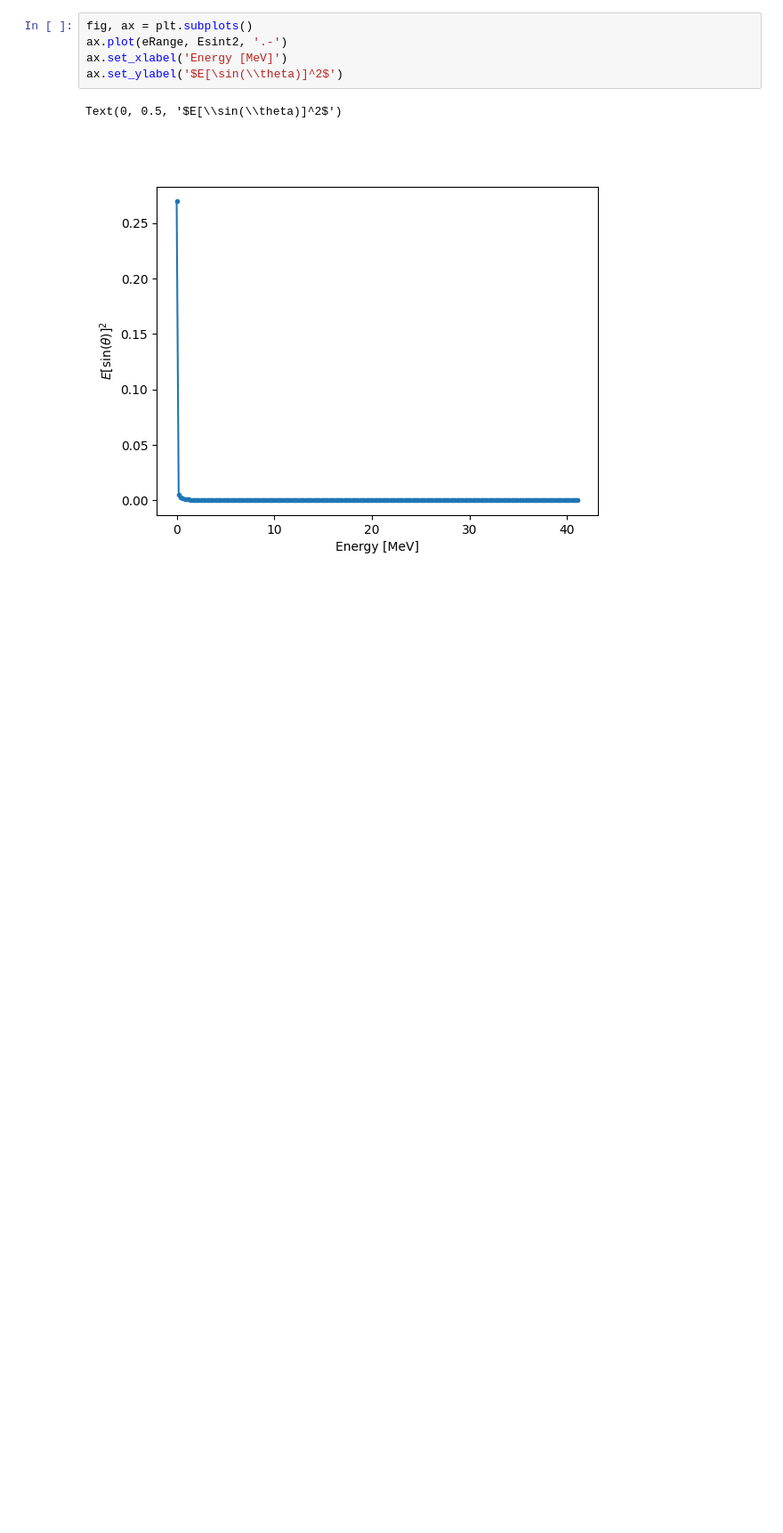
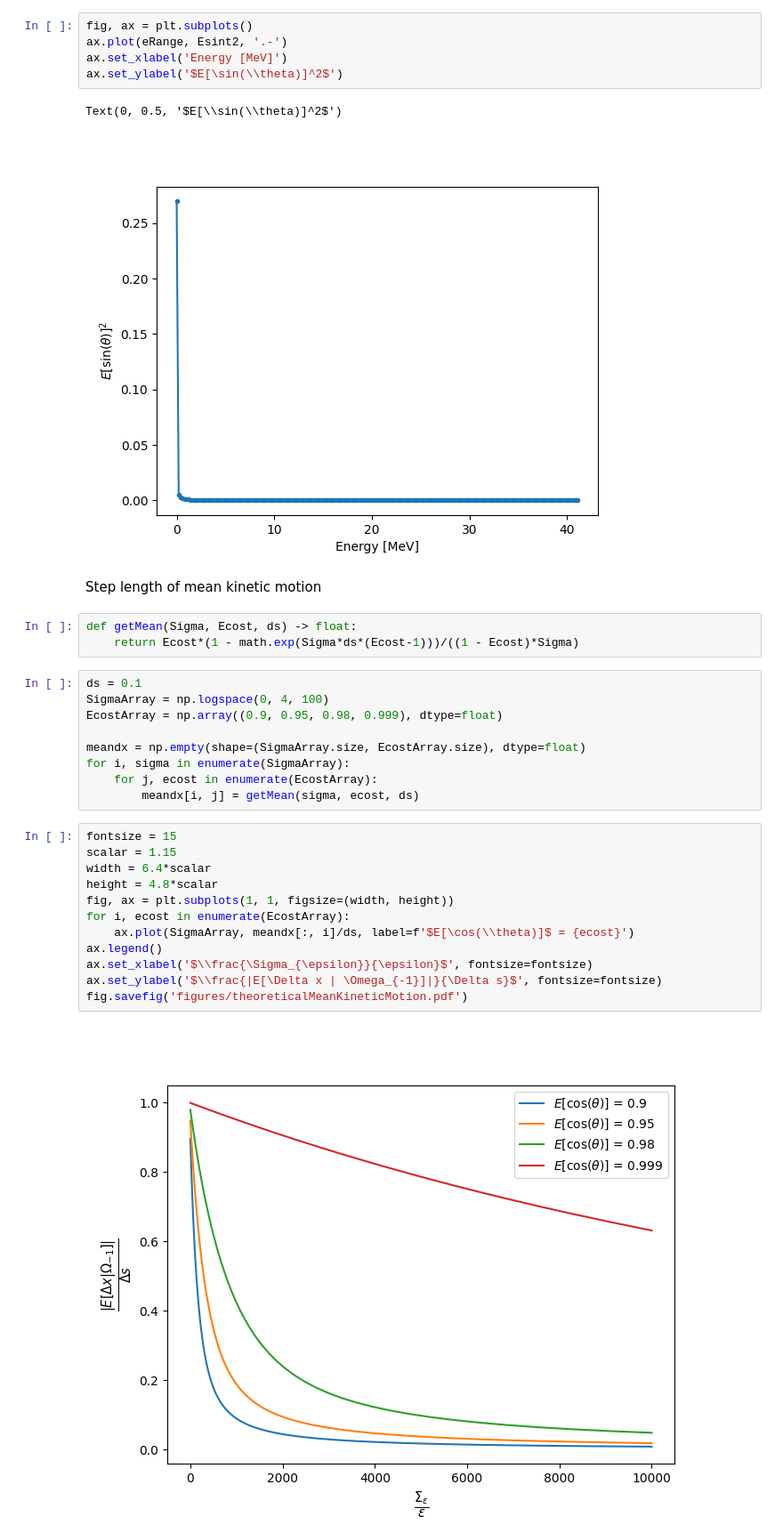
Before and after one commit to KlaasWillems/electronTransportCode, a Jupyter notebook: ms/averageMU.ipynb, the cells around one changed output. Shown: that part at 89% size. Drawn from its saved outputs; the diff is of its cells as text; blank space fills up the shorter version.

```diff
--- a/ms/averageMU.ipynb
+++ b/ms/averageMU.ipynb
@@ -104,3 +104,31 @@ ax.set_ylabel('$E[\sin(\\theta)]^2$')
 # %% [output]
 Text(0, 0.5, '$E[\\sin(\\theta)]^2$')
 [figure]
+# %% [markdown]
+Step length of mean kinetic motion
+# %%
+def getMean(Sigma, Ecost, ds) -> float:
+    return Ecost*(1 - math.exp(Sigma*ds*(Ecost-1)))/((1 - Ecost)*Sigma)
+# %%
+ds = 0.1
+SigmaArray = np.logspace(0, 4, 100)
+EcostArray = np.array((0.9, 0.95, 0.98, 0.999), dtype=float)
+
+meandx = np.empty(shape=(SigmaArray.size, EcostArray.size), dtype=float)
+for i, sigma in enumerate(SigmaArray):
+    for j, ecost in enumerate(EcostArray):
+        meandx[i, j] = getMean(sigma, ecost, ds)
+# %%
+fontsize = 15
+scalar = 1.15
+width = 6.4*scalar
+height = 4.8*scalar
+fig, ax = plt.subplots(1, 1, figsize=(width, height))
+for i, ecost in enumerate(EcostArray):
+    ax.plot(SigmaArray, meandx[:, i]/ds, label=f'$E[\cos(\\theta)]$ = {ecost}')
+ax.legend()
+ax.set_xlabel('$\\frac{\Sigma_{\epsilon}}{\epsilon}$', fontsize=fontsize)
+ax.set_ylabel('$\\frac{|E[\Delta x | \Omega_{-1}]|}{\Delta s}$', fontsize=fontsize)
+fig.savefig('figures/theoreticalMeanKineticMotion.pdf')
+# %% [output]
+[figure, added]
```
Also changed, not shown: parts of 2 cells of this notebook, 4 other files.
